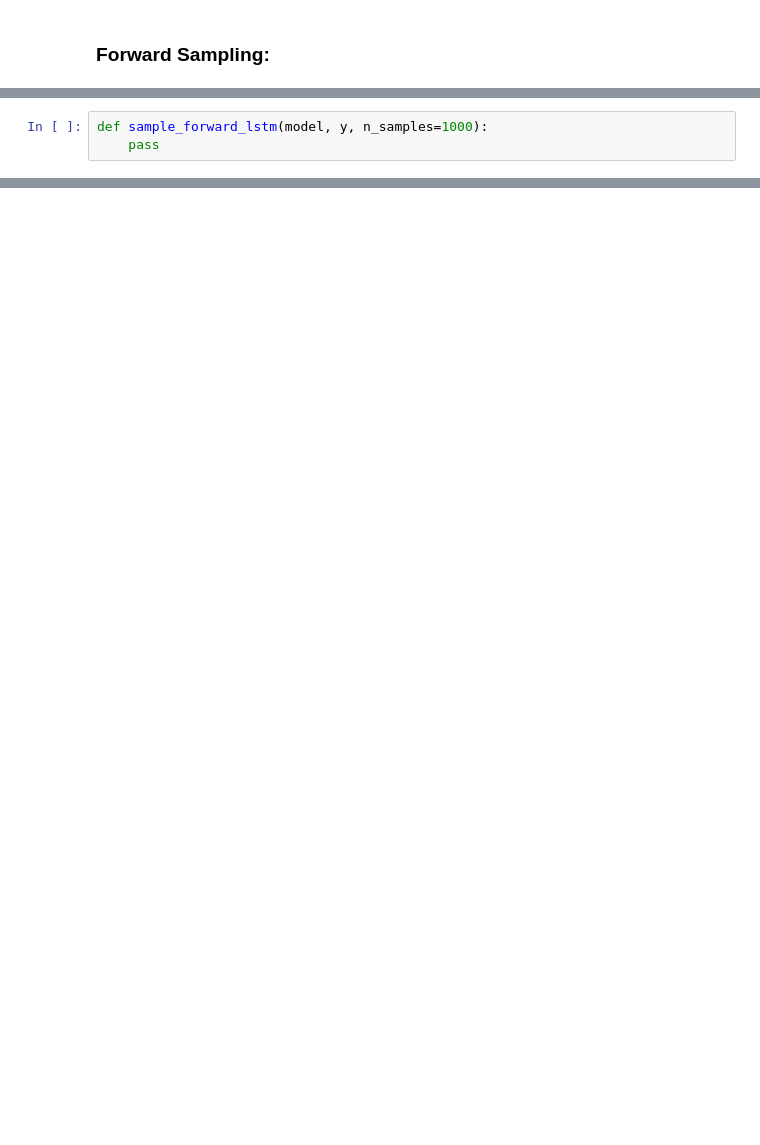
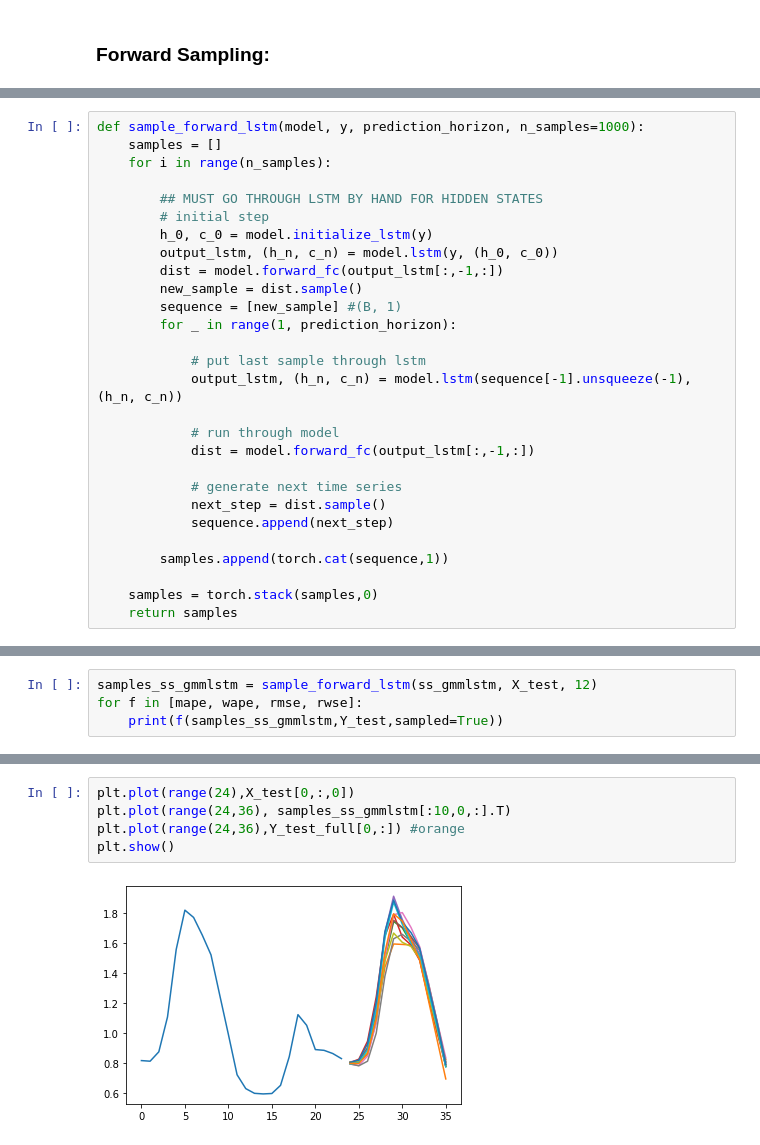
Before and after one commit to sisl/JointDemandForecasting, a Jupyter notebook: sandbox/arec/prob_nn/SingleStepPropogation.ipynb, the cells around one changed output, grey strips where cells are left out. Cells and saved outputs as stored; diff of their text form; blank space fills up the shorter version.

Commit message:
finishing single step propagation for nn and lstm

```diff
--- a/sandbox/arec/prob_nn/SingleStepPropogation.ipynb
+++ b/sandbox/arec/prob_nn/SingleStepPropogation.ipynb
@@ -195,4 +199 @@ def sample_forward_nn(model, y, prediction_horizon, n_samples=1000):
     return samples
-# %%
-def sample_forward_lstm(model, y, n_samples=1000):
-    pass
@@ -198,0 +234,28 @@ def sample_forward_lstm(model, y, n_samples=1000):
+# %%
+def sample_forward_lstm(model, y, prediction_horizon, n_samples=1000):
+    samples = []
+    for i in range(n_samples):
+
+        ## MUST GO THROUGH LSTM BY HAND FOR HIDDEN STATES
+        # initial step
+        h_0, c_0 = model.initialize_lstm(y)
+        output_lstm, (h_n, c_n) = model.lstm(y, (h_0, c_0))
+        dist = model.forward_fc(output_lstm[:,-1,:])
+        new_sample = dist.sample()
+        sequence = [new_sample] #(B, 1)
+        for _ in range(1, prediction_horizon):
+
+            # put last sample through lstm
+            output_lstm, (h_n, c_n) = model.lstm(sequence[-1].unsqueeze(-1), (h_n, c_n))
+
+            # run through model
+            dist = model.forward_fc(output_lstm[:,-1,:])
+
+            # generate next time series
+            next_step = dist.sample()
+            sequence.append(next_step)
+
+        samples.append(torch.cat(sequence,1))
+
+    samples = torch.stack(samples,0)
+    return samples
@@ -198,0 +279,4 @@ def sample_forward_lstm(model, y, n_samples=1000):
+# %%
+samples_ss_gmmlstm = sample_forward_lstm(ss_gmmlstm, X_test, 12)
+for f in [mape, wape, rmse, rwse]:
+    print(f(samples_ss_gmmlstm,Y_test,sampled=True))
@@ -198,0 +296,7 @@ def sample_forward_lstm(model, y, n_samples=1000):
+# %%
+plt.plot(range(24),X_test[0,:,0])
+plt.plot(range(24,36), samples_ss_gmmlstm[:10,0,:].T)
+plt.plot(range(24,36),Y_test_full[0,:]) #orange
+plt.show()
+# %% [output]
+[figure, added]
```
Also changed, not shown: parts of 8 cells of this notebook.
